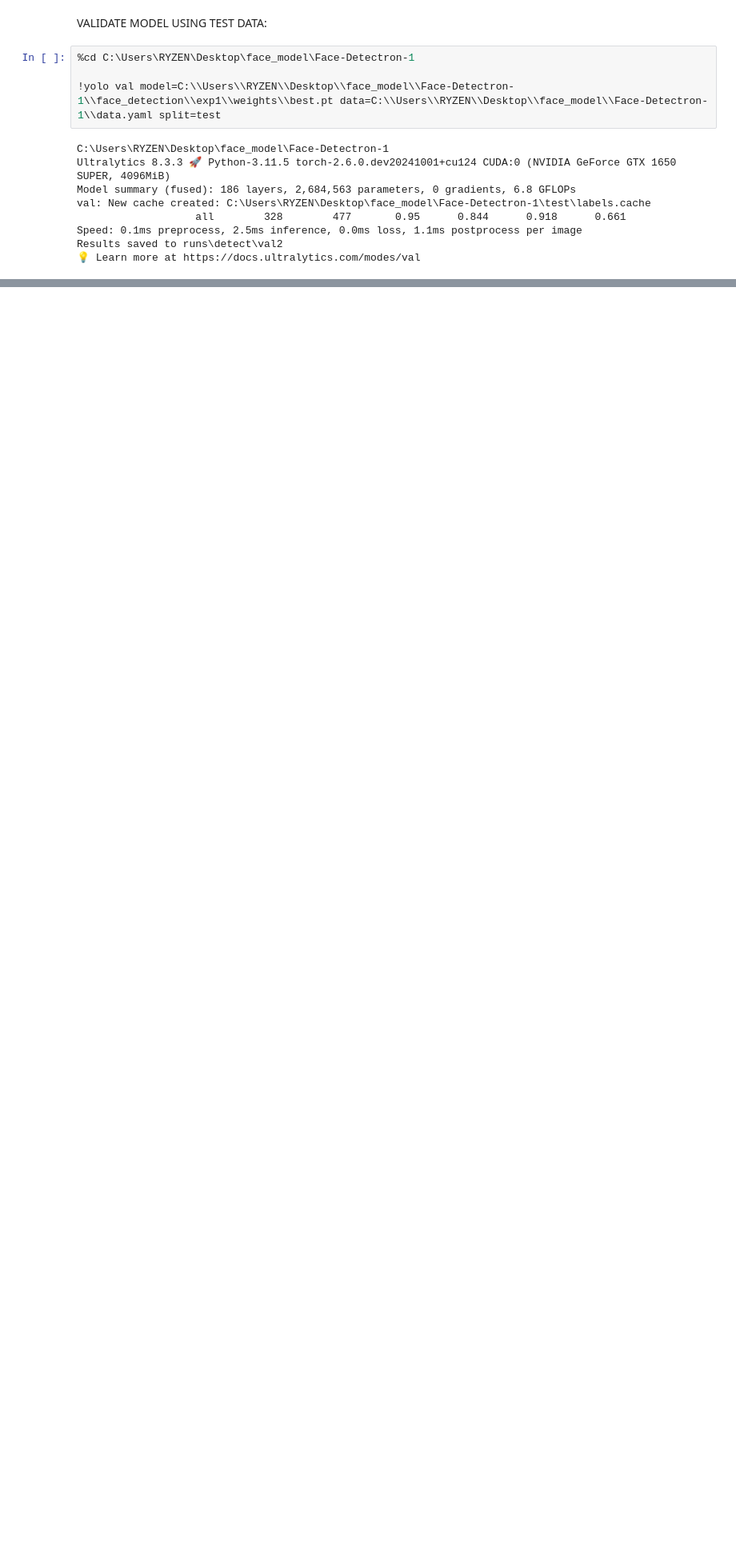
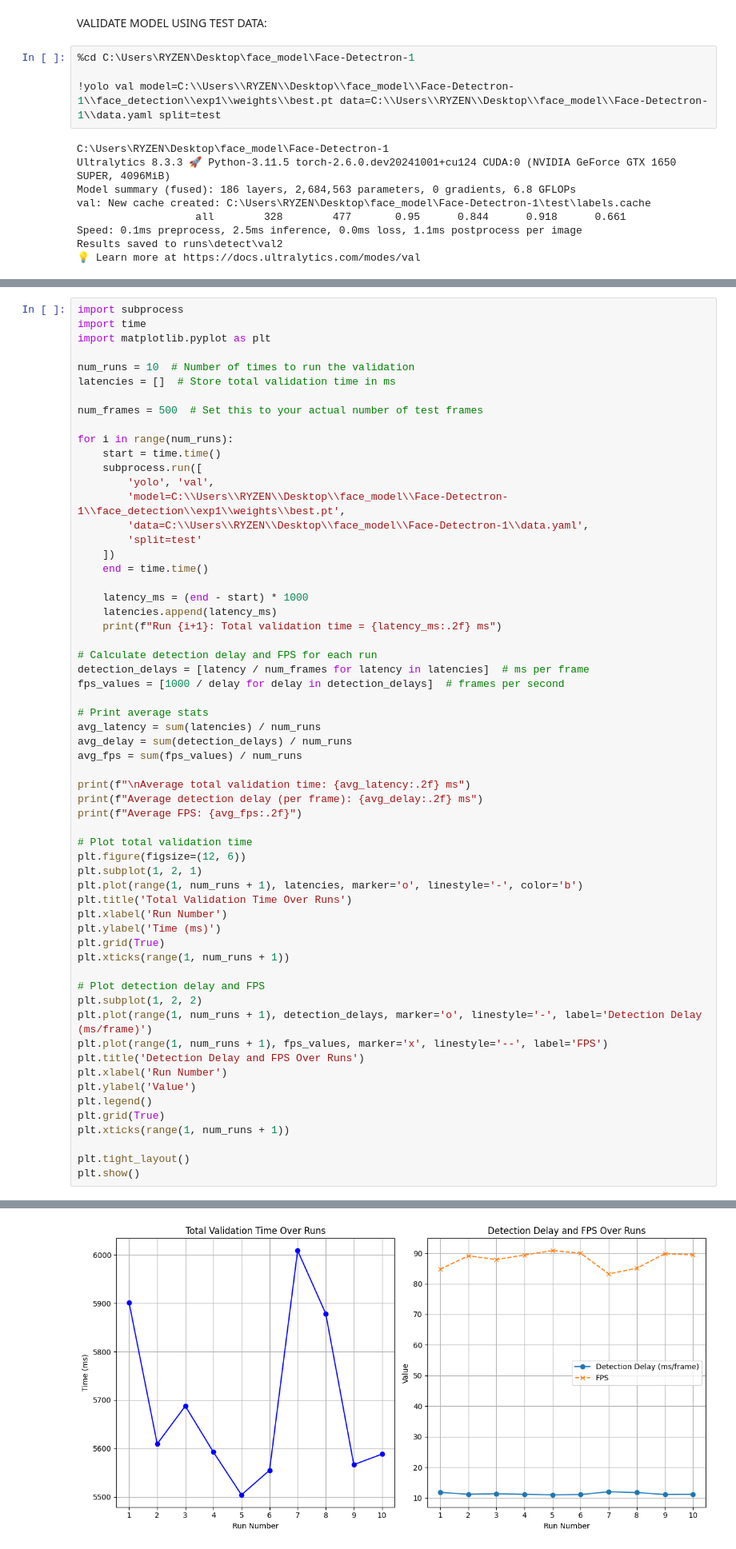
Before and after one commit to xSenzaki/Face-Detection-Model, a Jupyter notebook: face_detection_model.ipynb, the cells around one changed output, grey strips where cells are left out. Shown at 80% size. Drawn from its saved outputs; the diff is of its cells as text; blank space fills up the shorter version.

```diff
--- a/face_detection_model.ipynb
+++ b/face_detection_model.ipynb
@@ -119,0 +167,61 @@ Results saved to runs\detect\val2
+# %%
+import subprocess
+import time
+import matplotlib.pyplot as plt
+
+num_runs = 10  # Number of times to run the validation
+latencies = []  # Store total validation time in ms
+
+num_frames = 500  # Set this to your actual number of test frames
+
+for i in range(num_runs):
+    start = time.time()
+    subprocess.run([
+        'yolo', 'val',
+        'model=C:\\Users\\RYZEN\\Desktop\\face_model\\Face-Detectron-1\\face_detection\\exp1\\weights\\best.pt',
+        'data=C:\\Users\\RYZEN\\Desktop\\face_model\\Face-Detectron-1\\data.yaml',
+        'split=test'
+    ])
+    end = time.time()
+
+    latency_ms = (end - start) * 1000
+    latencies.append(latency_ms)
+    print(f"Run {i+1}: Total validation time = {latency_ms:.2f} ms")
+
+# Calculate detection delay and FPS for each run
+detection_delays = [latency / num_frames for latency in latencies]  # ms per frame
+fps_values = [1000 / delay for delay in detection_delays]  # frames per second
+
+# Print average stats
+avg_latency = sum(latencies) / num_runs
+avg_delay = sum(detection_delays) / num_runs
+avg_fps = sum(fps_values) / num_runs
+
+print(f"\nAverage total validation time: {avg_latency:.2f} ms")
+print(f"Average detection delay (per frame): {avg_delay:.2f} ms")
+print(f"Average FPS: {avg_fps:.2f}")
+
+# Plot total validation time
+plt.figure(figsize=(12, 6))
+plt.subplot(1, 2, 1)
+plt.plot(range(1, num_runs + 1), latencies, marker='o', linestyle='-', color='b')
+plt.title('Total Validation Time Over Runs')
+plt.xlabel('Run Number')
+plt.ylabel('Time (ms)')
+plt.grid(True)
+plt.xticks(range(1, num_runs + 1))
+
+# Plot detection delay and FPS
+plt.subplot(1, 2, 2)
+plt.plot(range(1, num_runs + 1), detection_delays, marker='o', linestyle='-', label='Detection Delay (ms/frame)')
+plt.plot(range(1, num_runs + 1), fps_values, marker='x', linestyle='--', label='FPS')
+plt.title('Detection Delay and FPS Over Runs')
+plt.xlabel('Run Number')
+plt.ylabel('Value')
+plt.legend()
+plt.grid(True)
+plt.xticks(range(1, num_runs + 1))
+
+plt.tight_layout()
+plt.show()
+# %% [output]
@@ -119,0 +242 @@ Results saved to runs\detect\val2
+[figure, added]
```
Also changed, not shown: parts of 4 cells of this notebook.
